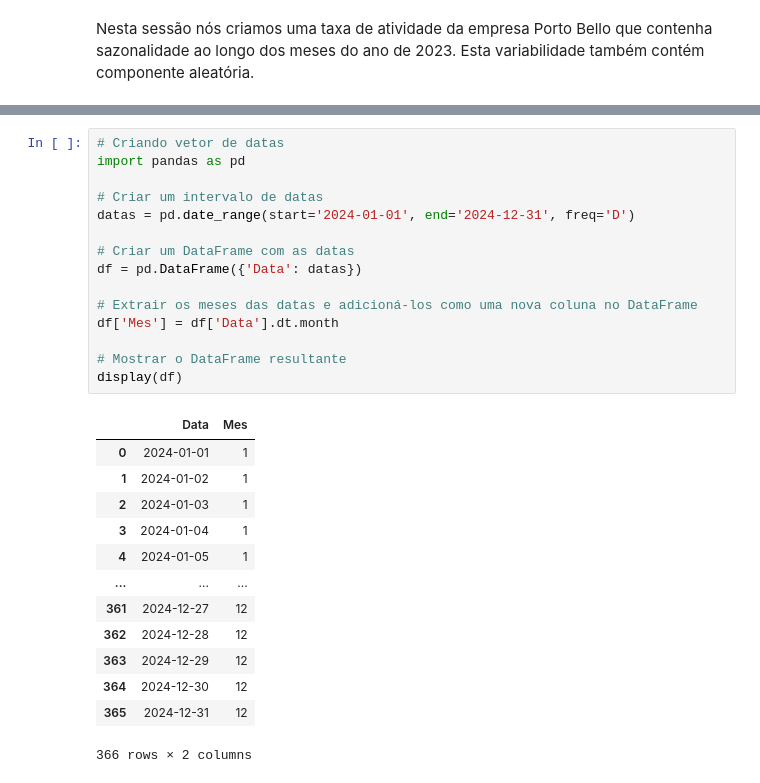
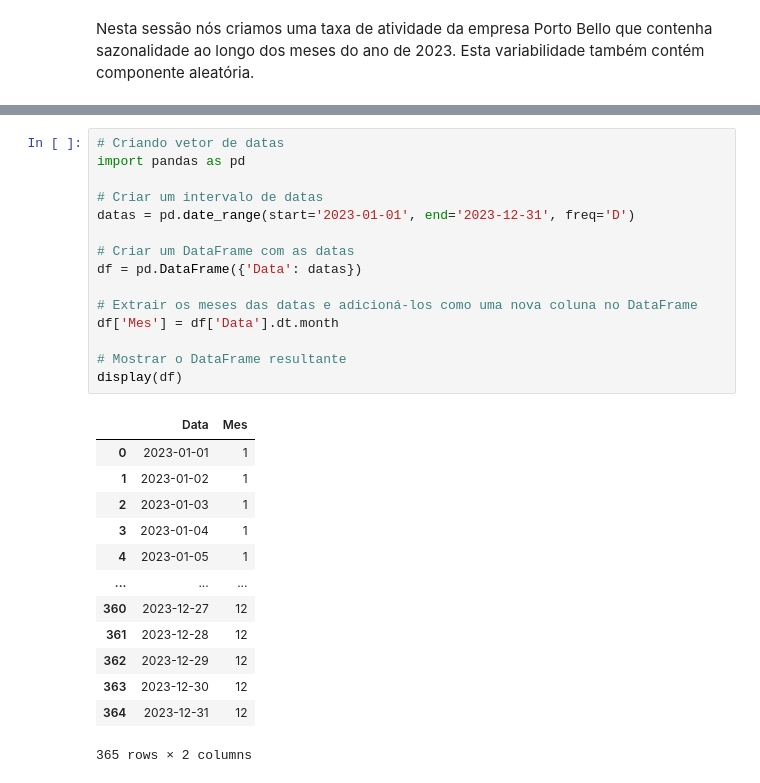
Before and after one commit to mariliameister/ENS5173_202401, a Jupyter notebook: Atividade01_01.ipynb, the cells around one changed output, grey strips where cells are left out. Drawn from its saved outputs; the diff is of its cells as text.

```diff
--- a/Atividade01_01.ipynb
+++ b/Atividade01_01.ipynb
@@ -184,32 +190,32 @@ for data in vetor_datas:
 # %%
 # Criando vetor de datas
 import pandas as pd
 
 # Criar um intervalo de datas
-datas = pd.date_range(start='2024-01-01', end='2024-12-31', freq='D')
+datas = pd.date_range(start='2023-01-01', end='2023-12-31', freq='D')
 
 # Criar um DataFrame com as datas
 df = pd.DataFrame({'Data': datas})
 
 # Extrair os meses das datas e adicioná-los como uma nova coluna no DataFrame
 df['Mes'] = df['Data'].dt.month
 
 # Mostrar o DataFrame resultante
 display(df)
 # %% [output]
 |  | Data | Mes |
-| 0 | 2024-01-01 | 1 |
-| 1 | 2024-01-02 | 1 |
-| 2 | 2024-01-03 | 1 |
-| 3 | 2024-01-04 | 1 |
-| 4 | 2024-01-05 | 1 |
+| 0 | 2023-01-01 | 1 |
+| 1 | 2023-01-02 | 1 |
+| 2 | 2023-01-03 | 1 |
+| 3 | 2023-01-04 | 1 |
+| 4 | 2023-01-05 | 1 |
 | ... | ... | ... |
-| 361 | 2024-12-27 | 12 |
-| 362 | 2024-12-28 | 12 |
-| 363 | 2024-12-29 | 12 |
-| 364 | 2024-12-30 | 12 |
-| 365 | 2024-12-31 | 12 |
+| 360 | 2023-12-27 | 12 |
+| 361 | 2023-12-28 | 12 |
+| 362 | 2023-12-29 | 12 |
+| 363 | 2023-12-30 | 12 |
+| 364 | 2023-12-31 | 12 |
-366 rows × 2 columns
+365 rows × 2 columns
 # %%
 # Ajustar meus números aleatórios com base no comprimento do vetor de datas
 
```
Also changed, not shown: parts of 6 cells of this notebook.
